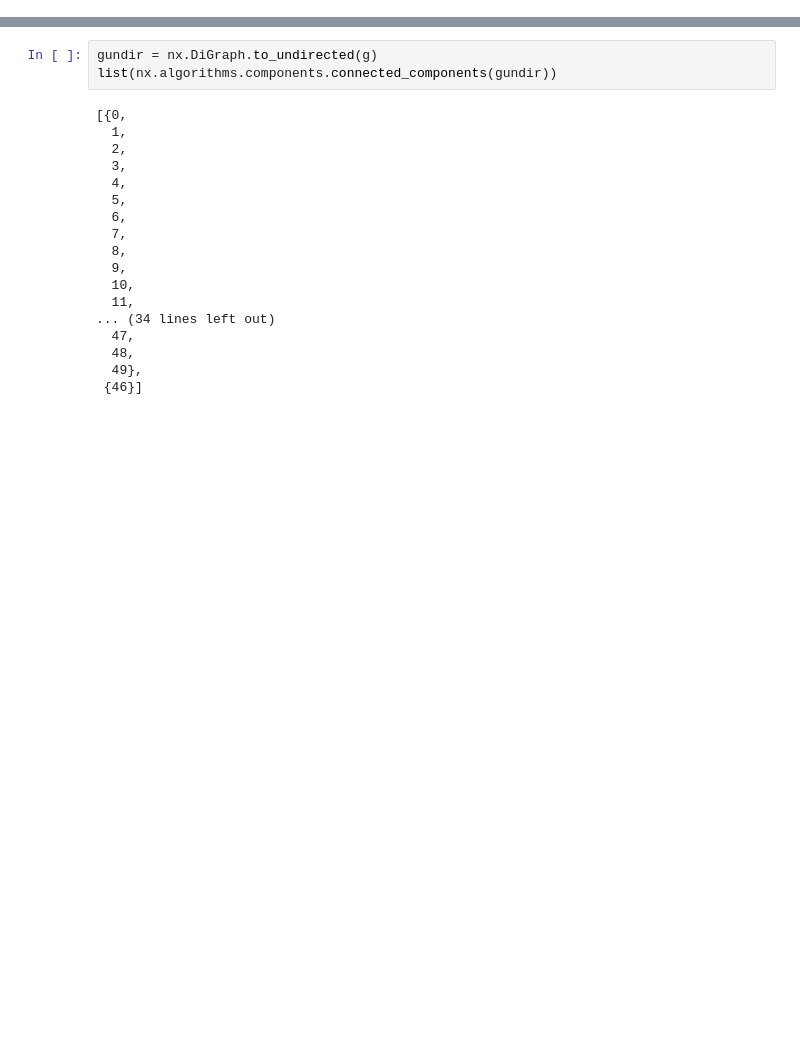
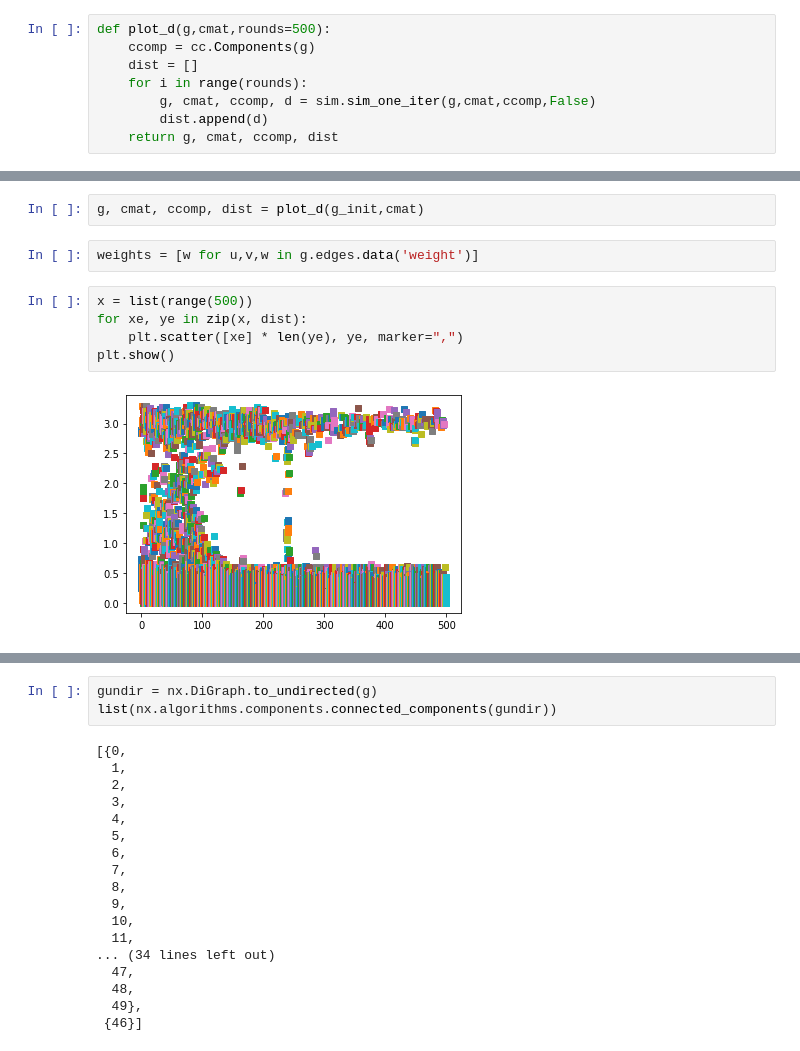
Before and after one commit to dkimpara/DiverseNode, a Jupyter notebook: jupyter-tests.ipynb, the cells around one changed output, grey strips where cells are left out. Drawn from its saved outputs; the diff is of its cells as text; blank space fills up the shorter version.

```diff
--- a/jupyter-tests.ipynb
+++ b/jupyter-tests.ipynb
@@ -9,2 +10,10 @@ import mainMethods as mn
+# %%
+def plot_d(g,cmat,rounds=500):
+    ccomp = cc.Components(g)
+    dist = []
+    for i in range(rounds):
+        g, cmat, ccomp, d = sim.sim_one_iter(g,cmat,ccomp,False)
+        dist.append(d)
+    return g, cmat, ccomp, dist
 # %%
 
@@ -37,0 +32,11 @@ NetworkXError: Graph is not weakly connected.
+# %%
+g, cmat, ccomp, dist = plot_d(g_init,cmat)
+# %%
+weights = [w for u,v,w in g.edges.data('weight')]
+# %%
+x = list(range(500))
+for xe, ye in zip(x, dist):
+    plt.scatter([xe] * len(ye), ye, marker=",")
+plt.show()
+# %% [output]
+[figure, added]
```
Also changed, not shown: parts of 5 cells of this notebook, 2 other files.
